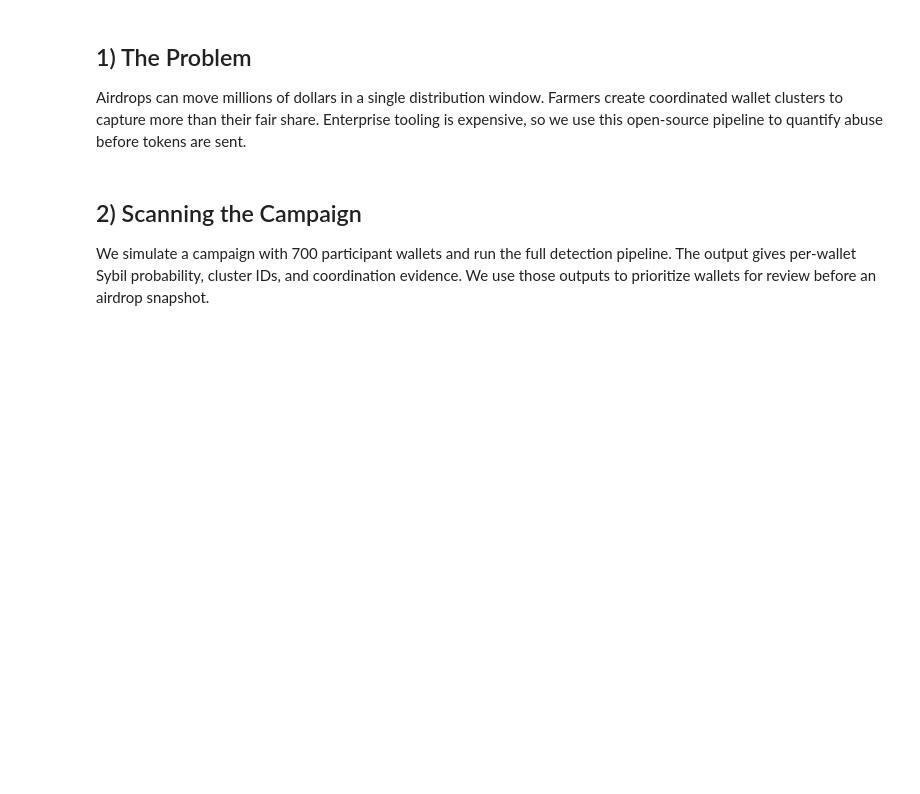
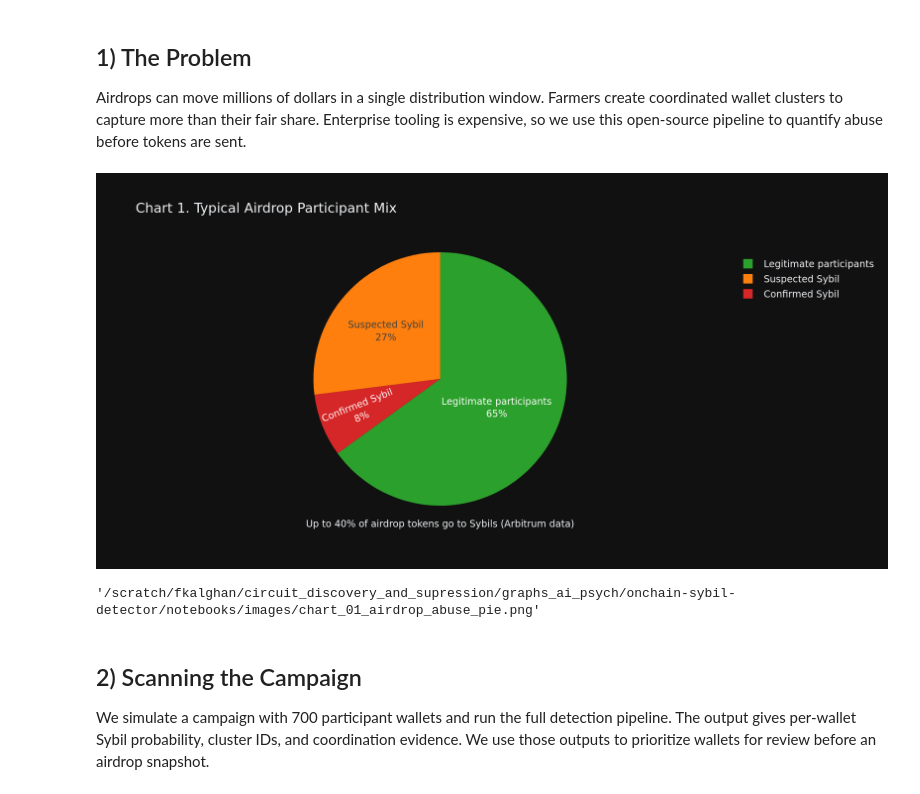
Before and after one commit to KOKOSde/onchain-sybil-detector, a Jupyter notebook: notebooks/case_study_airdrop_sybils.ipynb, the cells around one changed output. Drawn from its saved outputs; the diff is of its cells as text; code cells hidden in the pictures; blank space fills up the shorter version.

Commit message:
Fix notebook plots for GitHub rendering, clean repo, update README with case study link, consolidate notebooks

```diff
--- a/notebooks/case_study_airdrop_sybils.ipynb
+++ b/notebooks/case_study_airdrop_sybils.ipynb
@@ -27,6 +27,27 @@ from sybil_detector.explainer_osd import explain_wallet_linkage
 pio.templates.default = 'plotly_dark'
 pd.set_option('display.max_colwidth', 120)
 SEED = 42
+
+from pathlib import Path
+from IPython.display import Image, display
+
+CWD = Path.cwd()
+if (CWD / 'README.md').exists():
+    NOTEBOOKS_DIR = CWD / 'notebooks'
+elif CWD.name == 'notebooks' and (CWD.parent / 'README.md').exists():
+    NOTEBOOKS_DIR = CWD
+else:
+    NOTEBOOKS_DIR = CWD / 'notebooks'
+
+IMAGES_DIR = NOTEBOOKS_DIR / 'images'
+IMAGES_DIR.mkdir(parents=True, exist_ok=True)
+
+def render_chart(fig, filename, width=1000, height=500, scale=2):
+    image_path = IMAGES_DIR / filename
+    fig.write_image(str(image_path), width=width, height=height, scale=scale)
+    display(Image(filename=str(image_path)))
+    fig.show()
+    return str(image_path)
 # %% [markdown]
 ## 1) The Problem
 
@@ -36,34 +57,37 @@ problem_df = pd.DataFrame(
     {
         'segment': ['Legitimate participants', 'Suspected Sybil', 'Confirmed Sybil'],
         'share': [65, 27, 8],
         'color': ['#2ca02c', '#ff7f0e', '#d62728'],
     }
 )
 
 fig1 = px.pie(
     problem_df,
     names='segment',
     values='share',
     title='Chart 1. Typical Airdrop Participant Mix',
     color='segment',
     color_discrete_map={
         'Legitimate participants': '#2ca02c',
         'Suspected Sybil': '#ff7f0e',
         'Confirmed Sybil': '#d62728',
     },
     template='plotly_dark',
 )
 fig1.update_traces(textposition='inside', textinfo='percent+label')
 fig1.add_annotation(
     text='Up to 40% of airdrop tokens go to Sybils (Arbitrum data)',
     x=0.5,
     y=-0.1,
     xref='paper',
     yref='paper',
     showarrow=False,
     font=dict(size=12),
 )
-fig1.show()
+render_chart(fig1, 'chart_01_airdrop_abuse_pie.png')
+# %% [output]
+[figure, added]
+'/scratch/fkalghan/circuit_discovery_and_supression/graphs_ai_psych/onchain-sybil-detector/notebooks/images/chart_01_airdrop_abuse_pie.png'
 # %% [markdown]
 ## 2) Scanning the Campaign
 
```
Also changed, not shown: parts of 10 cells of this notebook, 14 other files.
